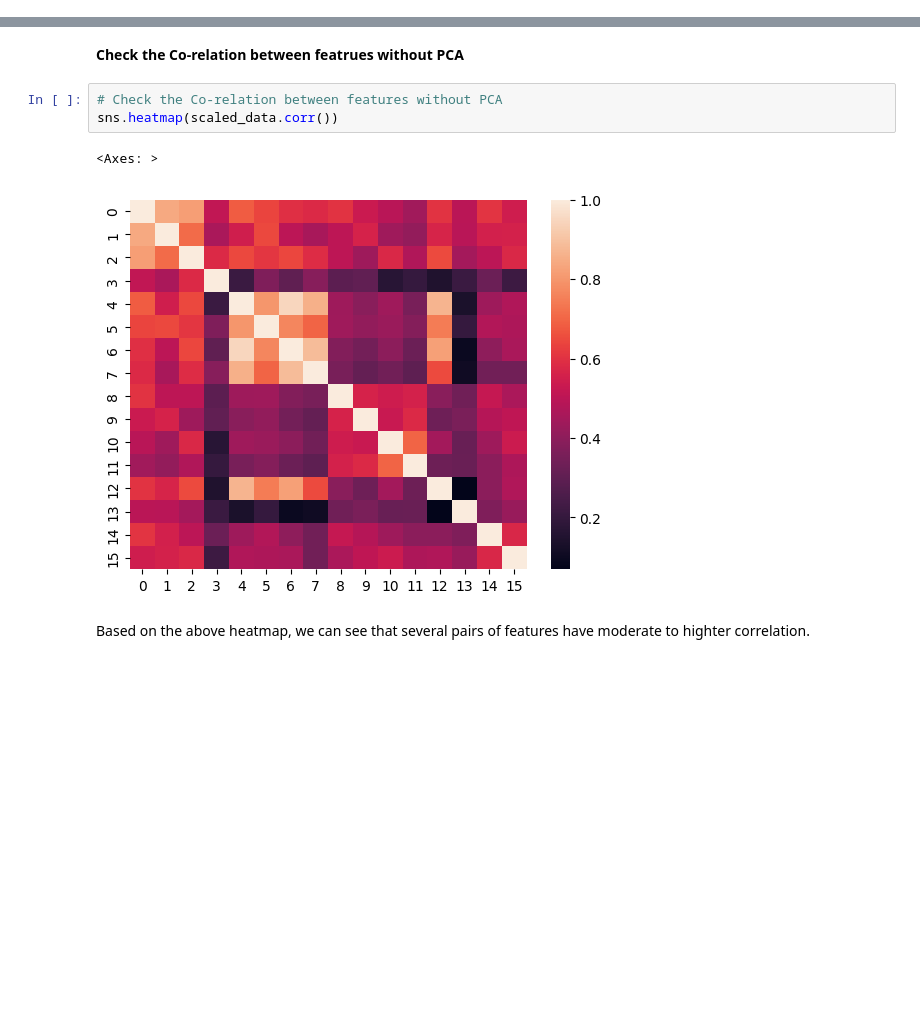
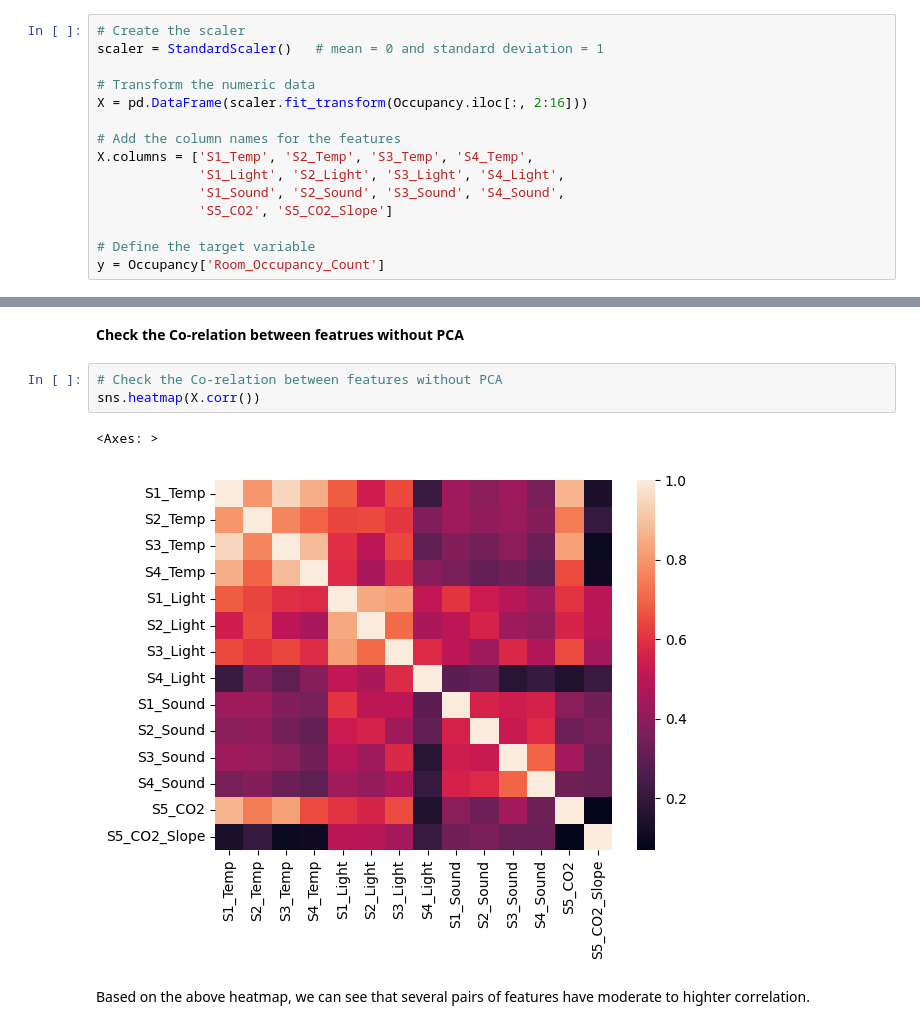
Before and after one commit to jeffreyfitzpatrick/Big-Data-Analytics-Capstone-Project, a Jupyter notebook: Dimensionality_Reduction.ipynb, the cells around one changed output, grey strips where cells are left out. Saved outputs shown, nothing was run; the diff lists cells and outputs as text; blank space fills up the shorter version.

```diff
--- a/Dimensionality_Reduction.ipynb
+++ b/Dimensionality_Reduction.ipynb
@@ -96,0 +81,15 @@ scaled_data.head()
+# %%
+# Create the scaler
+scaler = StandardScaler()   # mean = 0 and standard deviation = 1
+
+# Transform the numeric data
+X = pd.DataFrame(scaler.fit_transform(Occupancy.iloc[:, 2:16]))
+
+# Add the column names for the features
+X.columns = ['S1_Temp', 'S2_Temp', 'S3_Temp', 'S4_Temp',
+             'S1_Light', 'S2_Light', 'S3_Light', 'S4_Light',
+             'S1_Sound', 'S2_Sound', 'S3_Sound', 'S4_Sound',
+             'S5_CO2', 'S5_CO2_Slope']
+
+# Define the target variable
+y = Occupancy['Room_Occupancy_Count']
@@ -98,10 +106,10 @@ scaled_data.head()
 **Check the Co-relation between featrues without PCA**
 # %%
 # Check the Co-relation between features without PCA
-sns.heatmap(scaled_data.corr())
+sns.heatmap(X.corr())
 # %% [output]
 <Axes: >
-[figure, old version]
+[figure, new version]
 # %% [markdown]
 Based on the above heatmap, we can see that several pairs of features have moderate to highter correlation.
 # %% [markdown]
```
Also changed, not shown: parts of 9 cells of this notebook.
